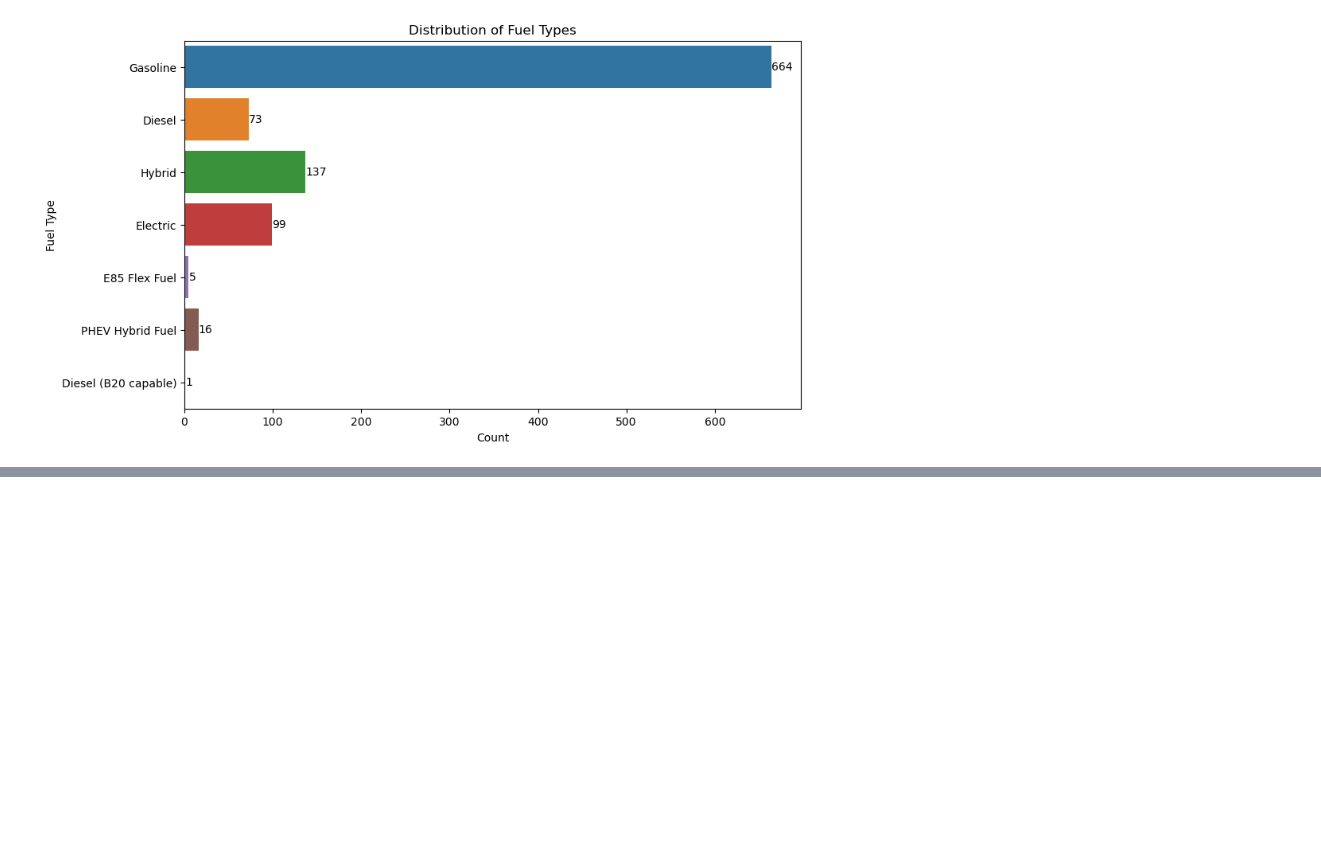
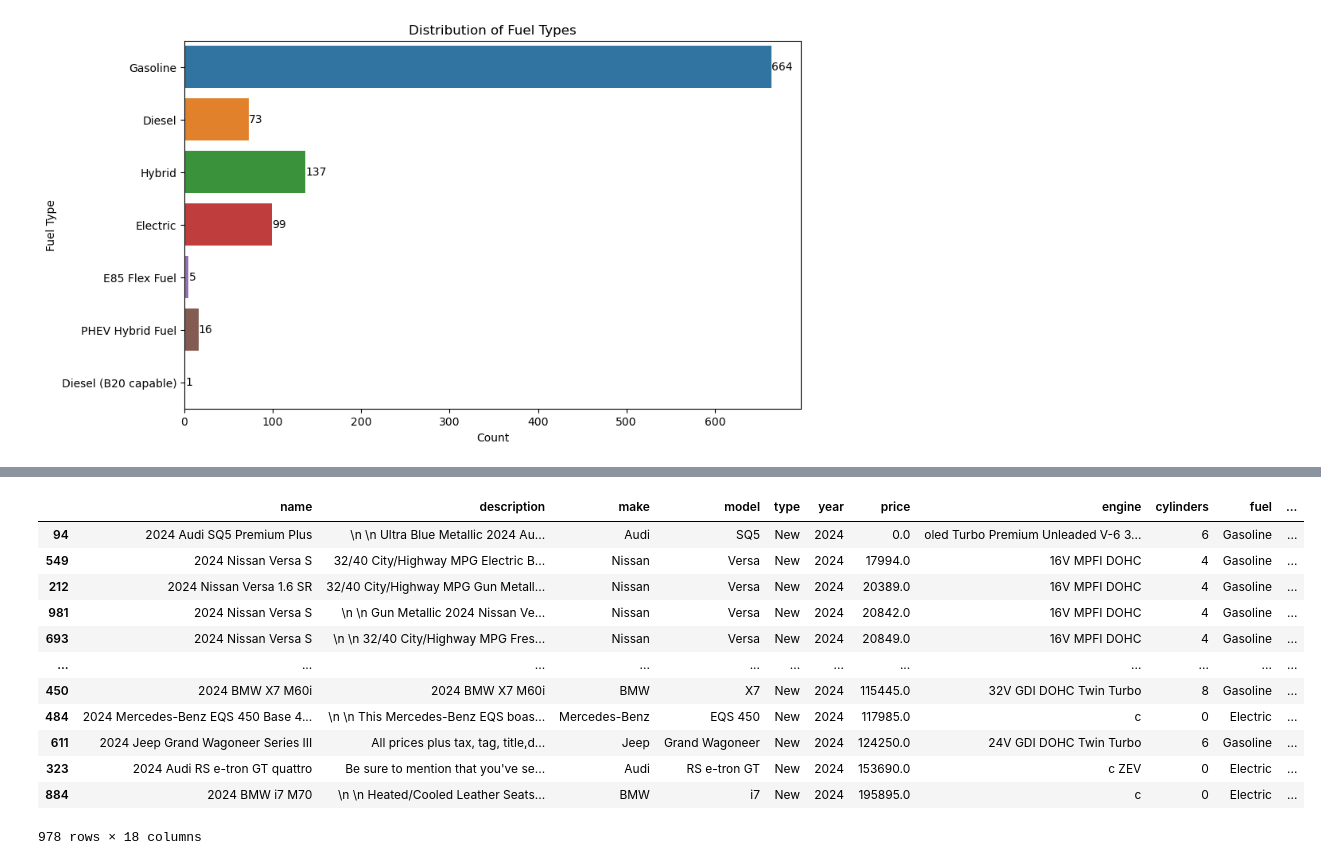
Before and after one commit to SGN1CA/PP-RottenTomatoes-BestHerosMovies, a Jupyter notebook: VehiclePrices-DataProcessing.ipynb, the cells around one changed output, grey strips where cells are left out. Saved outputs shown, nothing was run; the diff lists cells and outputs as text; code cells hidden in the pictures; blank space fills up the shorter version.

```diff
--- a/VehiclePrices-DataProcessing.ipynb
+++ b/VehiclePrices-DataProcessing.ipynb
@@ -158,0 +189,8 @@ plt.show()
+# %%
+vehicles_df['description'].fillna('No description available', inplace=True)
+# %%
+mode_fill_cols = ['engine', 'cylinders', 'fuel', 'transmission', 'trim', 'body', 'doors', 'exterior_color', 'interior_color']
+for column in mode_fill_cols:
+    vehicles_df[column].fillna(vehicles_df[column].mode()[0], inplace = True)
+# %%
+vehicles_df.drop_duplicates(inplace = True)
@@ -158,0 +242,2 @@ plt.show()
+# %%
+vehicles_df[['cylinders', 'doors']] = vehicles_df[['cylinders', 'doors']].astype(int)
@@ -158,0 +278,16 @@ plt.show()
+# %%
+vehicles_df.sort_values(by = 'price')
+# %% [output]
+|  | name | description | make | model | type | year | price | engine | cylinders | fuel | ... |
+| 94 | 2024 Audi SQ5 Premium Plus | \n \n Ultra Blue Metallic 2024 Au... | Audi | SQ5 | New | 2024 | 0.0 | oled Turbo Premium Unleaded V-6 3... | 6 | Gasoline | ... |
+| 549 | 2024 Nissan Versa S | 32/40 City/Highway MPG Electric B... | Nissan | Versa | New | 2024 | 17994.0 | 16V MPFI DOHC | 4 | Gasoline | ... |
+| 212 | 2024 Nissan Versa 1.6 SR | 32/40 City/Highway MPG Gun Metall... | Nissan | Versa | New | 2024 | 20389.0 | 16V MPFI DOHC | 4 | Gasoline | ... |
+| 981 | 2024 Nissan Versa S | \n \n Gun Metallic 2024 Nissan Ve... | Nissan | Versa | New | 2024 | 20842.0 | 16V MPFI DOHC | 4 | Gasoline | ... |
+| 693 | 2024 Nissan Versa S | \n \n 32/40 City/Highway MPG Fres... | Nissan | Versa | New | 2024 | 20849.0 | 16V MPFI DOHC | 4 | Gasoline | ... |
+| ... | ... | ... | ... | ... | ... | ... | ... | ... | ... | ... | ... |
+| 450 | 2024 BMW X7 M60i | 2024 BMW X7 M60i | BMW | X7 | New | 2024 | 115445.0 | 32V GDI DOHC Twin Turbo | 8 | Gasoline | ... |
+| 484 | 2024 Mercedes-Benz EQS 450 Base 4... | \n \n This Mercedes-Benz EQS boas... | Mercedes-Benz | EQS 450 | New | 2024 | 117985.0 | c | 0 | Electric | ... |
+| 611 | 2024 Jeep Grand Wagoneer Series III | All prices plus tax, tag, title,d... | Jeep | Grand Wagoneer | New | 2024 | 124250.0 | 24V GDI DOHC Twin Turbo | 6 | Gasoline | ... |
+| 323 | 2024 Audi RS e-tron GT quattro | Be sure to mention that you've se... | Audi | RS e-tron GT | New | 2024 | 153690.0 | c ZEV | 0 | Electric | ... |
+| 884 | 2024 BMW i7 M70 | \n \n Heated/Cooled Leather Seats... | BMW | i7 | New | 2024 | 195895.0 | c | 0 | Electric | ... |
+978 rows × 18 columns
```
Also changed, not shown: parts of 10 cells of this notebook.
